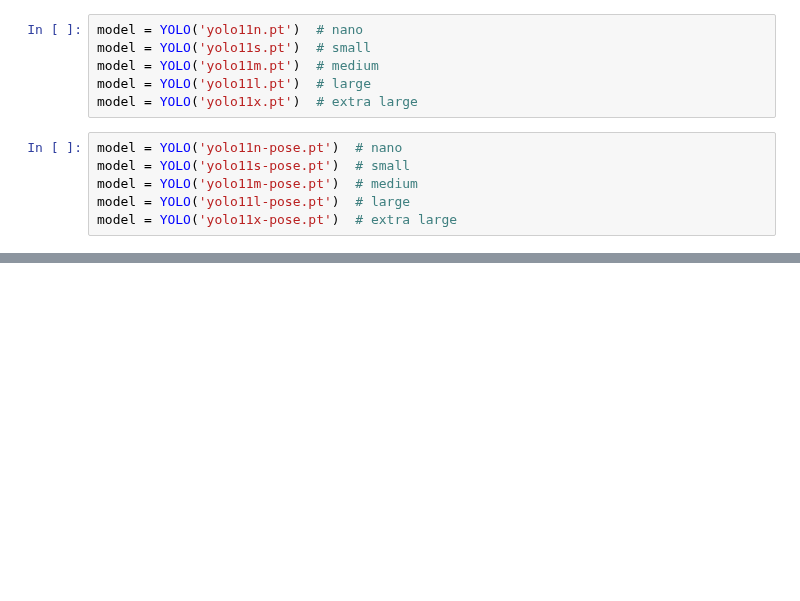
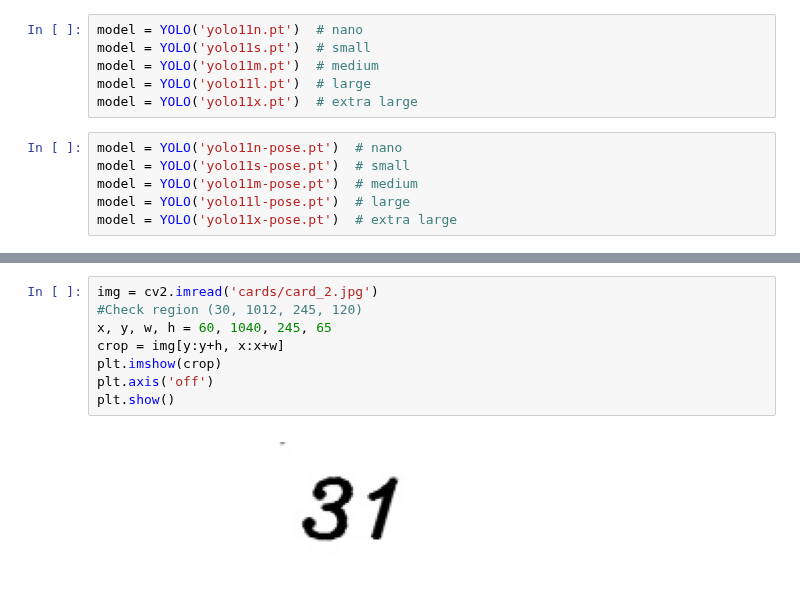
Before and after one commit to Qbsoon/uni-si, a Jupyter notebook: R2S4/DNN/End_project/main.ipynb, the cells around one changed output, grey strips where cells are left out. Drawn from its saved outputs; the diff is of its cells as text; blank space fills up the shorter version.

```diff
--- a/R2S4/DNN/End_project/main.ipynb
+++ b/R2S4/DNN/End_project/main.ipynb
@@ -663,0 +777,10 @@ Compile with `TORCH_USE_CUDA_DSA` to enable device-side assertions.
+# %%
+img = cv2.imread('cards/card_2.jpg')
+#Check region (30, 1012, 245, 120)
+x, y, w, h = 60, 1040, 245, 65
+crop = img[y:y+h, x:x+w]
+plt.imshow(crop)
+plt.axis('off')
+plt.show()
+# %% [output]
+[figure, added]
```
Also changed, not shown: parts of 9 cells of this notebook, 1 other file.
